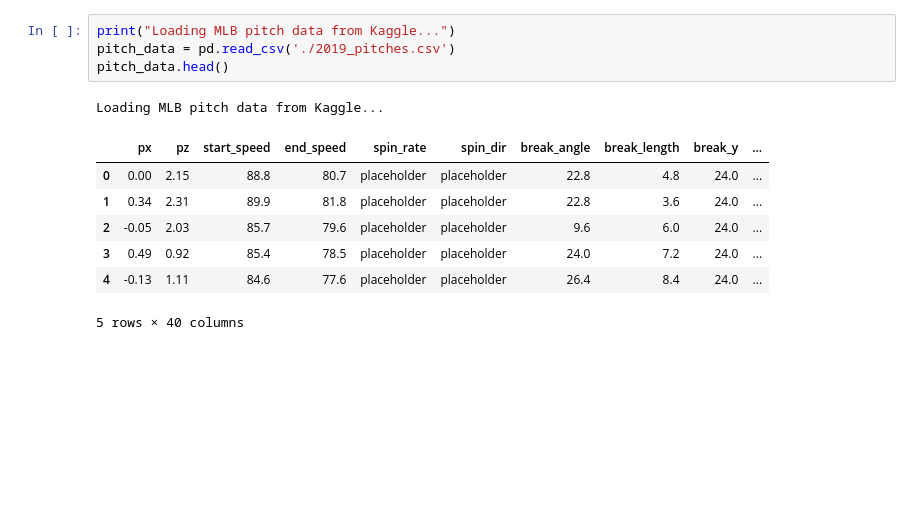
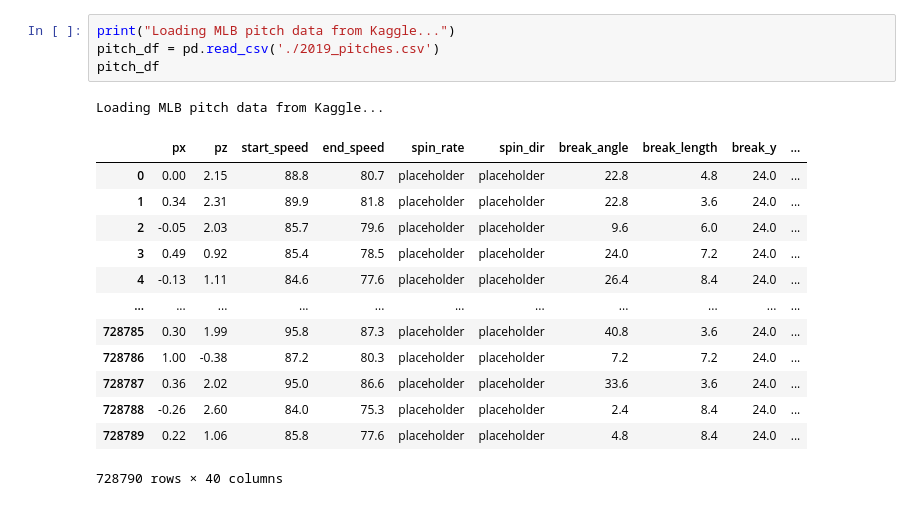
Before and after one commit to BeWelsh/mlb-pitch-outcome-predictor, a Jupyter notebook: main.ipynb, the cells around one changed output. Saved outputs shown, nothing was run; the diff lists cells and outputs as text; blank space fills up the shorter version.

```diff
--- a/main.ipynb
+++ b/main.ipynb
@@ -3,13 +40,19 @@ import pandas as pd
 # %%
 print("Loading MLB pitch data from Kaggle...")
-pitch_data = pd.read_csv('./2019_pitches.csv')
-pitch_data.head()
+pitch_df = pd.read_csv('./2019_pitches.csv')
+pitch_df
 # %% [output]
 Loading MLB pitch data from Kaggle...
 |  | px | pz | start_speed | end_speed | spin_rate | spin_dir | break_angle | break_length | break_y | ... |
 | 0 | 0.00 | 2.15 | 88.8 | 80.7 | placeholder | placeholder | 22.8 | 4.8 | 24.0 | ... |
 | 1 | 0.34 | 2.31 | 89.9 | 81.8 | placeholder | placeholder | 22.8 | 3.6 | 24.0 | ... |
 | 2 | -0.05 | 2.03 | 85.7 | 79.6 | placeholder | placeholder | 9.6 | 6.0 | 24.0 | ... |
 | 3 | 0.49 | 0.92 | 85.4 | 78.5 | placeholder | placeholder | 24.0 | 7.2 | 24.0 | ... |
 | 4 | -0.13 | 1.11 | 84.6 | 77.6 | placeholder | placeholder | 26.4 | 8.4 | 24.0 | ... |
+| ... | ... | ... | ... | ... | ... | ... | ... | ... | ... | ... |
+| 728785 | 0.30 | 1.99 | 95.8 | 87.3 | placeholder | placeholder | 40.8 | 3.6 | 24.0 | ... |
+| 728786 | 1.00 | -0.38 | 87.2 | 80.3 | placeholder | placeholder | 7.2 | 7.2 | 24.0 | ... |
+| 728787 | 0.36 | 2.02 | 95.0 | 86.6 | placeholder | placeholder | 33.6 | 3.6 | 24.0 | ... |
+| 728788 | -0.26 | 2.60 | 84.0 | 75.3 | placeholder | placeholder | 2.4 | 8.4 | 24.0 | ... |
+| 728789 | 0.22 | 1.06 | 85.8 | 77.6 | placeholder | placeholder | 4.8 | 8.4 | 24.0 | ... |
-5 rows × 40 columns
+728790 rows × 40 columns
```
Also changed, not shown: parts of 8 cells of this notebook.
